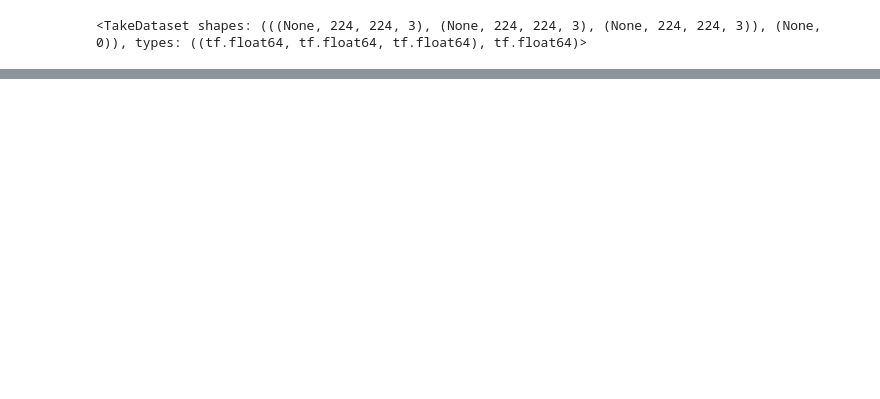
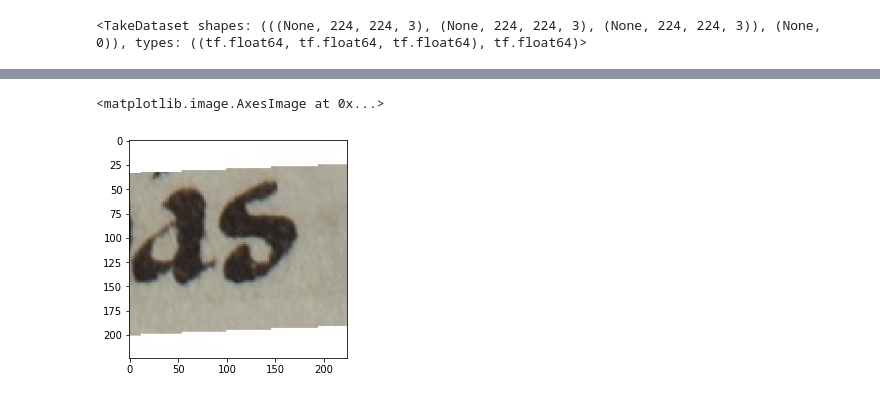
Before and after one commit to schauppi/HTSR_Handwritten_Text_Similarity_Recognition, a Jupyter notebook: test_triplet_loss.ipynb, the cells around one changed output, grey strips where cells are left out. Drawn from its saved outputs; the diff is of its cells as text; code cells hidden in the pictures; blank space fills up the shorter version.

```diff
--- a/test_triplet_loss.ipynb
+++ b/test_triplet_loss.ipynb
@@ -249,0 +307,2 @@ visualize(*list(train_dataset.take(1).as_numpy_iterator())[0])
+# %%
+sample = next(iter(test_dataset))
@@ -249,0 +387,5 @@ visualize(*list(train_dataset.take(1).as_numpy_iterator())[0])
+# %%
+plt.imshow(sample[0][0][3])
+# %% [output]
+<matplotlib.image.AxesImage at 0x...>
+[figure, added]
```
Also changed, not shown: parts of 45 cells of this notebook, 2 other files.
